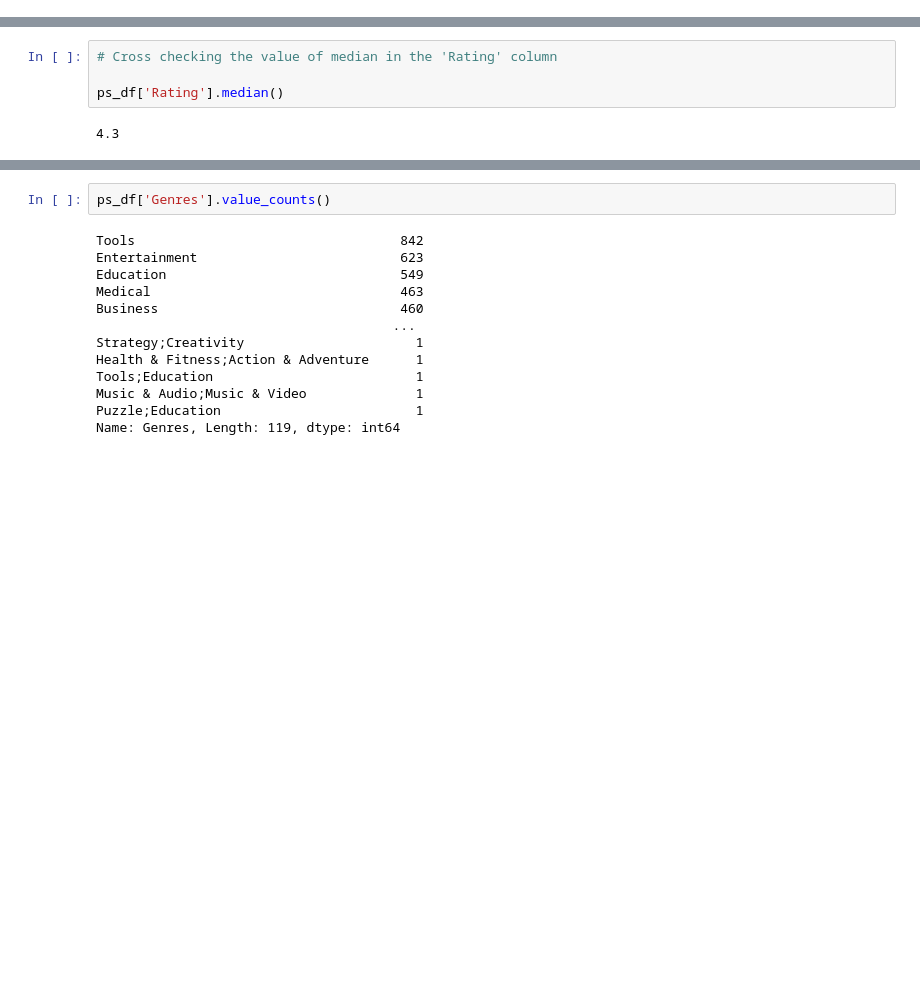
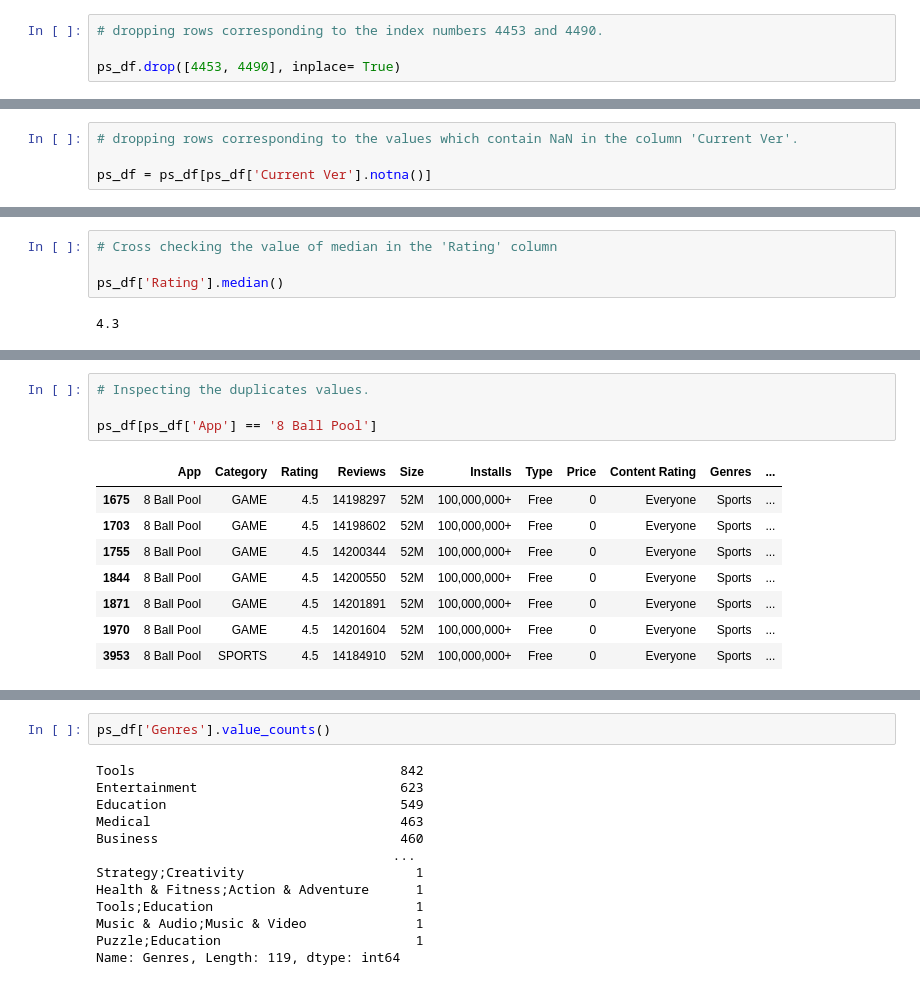
Before and after one commit to shaloy-lewis/EDA_on_play_store_app_reviews, a Jupyter notebook: EDA_on_Play_Store_App_Reviews_by_Shaloy_Lewis.ipynb, the cells around one changed output, grey strips where cells are left out. Saved outputs shown, nothing was run; the diff lists cells and outputs as text; blank space fills up the shorter version.

```diff
--- a/EDA_on_Play_Store_App_Reviews_by_Shaloy_Lewis.ipynb
+++ b/EDA_on_Play_Store_App_Reviews_by_Shaloy_Lewis.ipynb
@@ -182,0 +183,4 @@ Since the remaining NaN values in the 'Android Ver' column cannot be replaced by
+# %%
+# dropping rows corresponding to the index numbers 4453 and 4490.
+
+ps_df.drop([4453, 4490], inplace= True)
@@ -236,0 +249,4 @@ Since the NaN values in the 'Current Ver' column cannot be replaced by any parti
+# %%
+# dropping rows corresponding to the values which contain NaN in the column 'Current Ver'.
+
+ps_df = ps_df[ps_df['Current Ver'].notna()]
@@ -371,0 +514,13 @@ Name: Last Updated, Length: 1377, dtype: int64
+# %%
+# Inspecting the duplicates values.
+
+ps_df[ps_df['App'] == '8 Ball Pool']
+# %% [output]
+|  | App | Category | Rating | Reviews | Size | Installs | Type | Price | Content Rating | Genres | ... |
+| 1675 | 8 Ball Pool | GAME | 4.5 | 14198297 | 52M | 100,000,000+ | Free | 0 | Everyone | Sports | ... |
+| 1703 | 8 Ball Pool | GAME | 4.5 | 14198602 | 52M | 100,000,000+ | Free | 0 | Everyone | Sports | ... |
+| 1755 | 8 Ball Pool | GAME | 4.5 | 14200344 | 52M | 100,000,000+ | Free | 0 | Everyone | Sports | ... |
+| 1844 | 8 Ball Pool | GAME | 4.5 | 14200550 | 52M | 100,000,000+ | Free | 0 | Everyone | Sports | ... |
+| 1871 | 8 Ball Pool | GAME | 4.5 | 14201891 | 52M | 100,000,000+ | Free | 0 | Everyone | Sports | ... |
+| 1970 | 8 Ball Pool | GAME | 4.5 | 14201604 | 52M | 100,000,000+ | Free | 0 | Everyone | Sports | ... |
+| 3953 | 8 Ball Pool | SPORTS | 4.5 | 14184910 | 52M | 100,000,000+ | Free | 0 | Everyone | Sports | ... |
```
Also changed, not shown: parts of 65 cells of this notebook.
